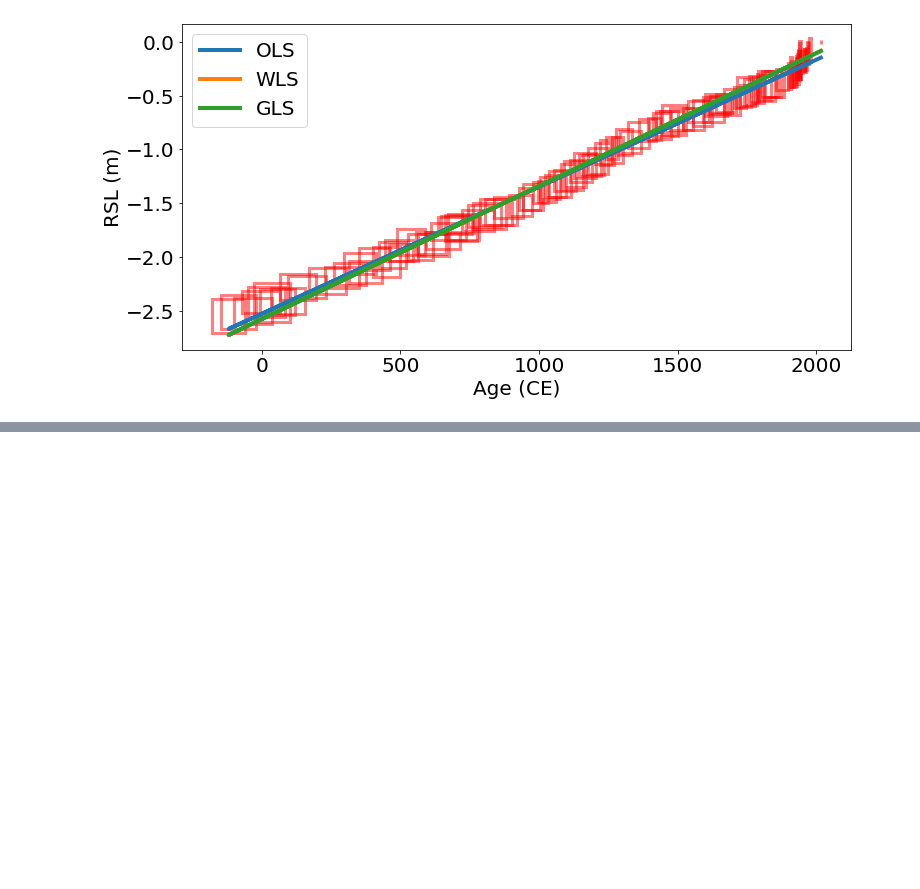
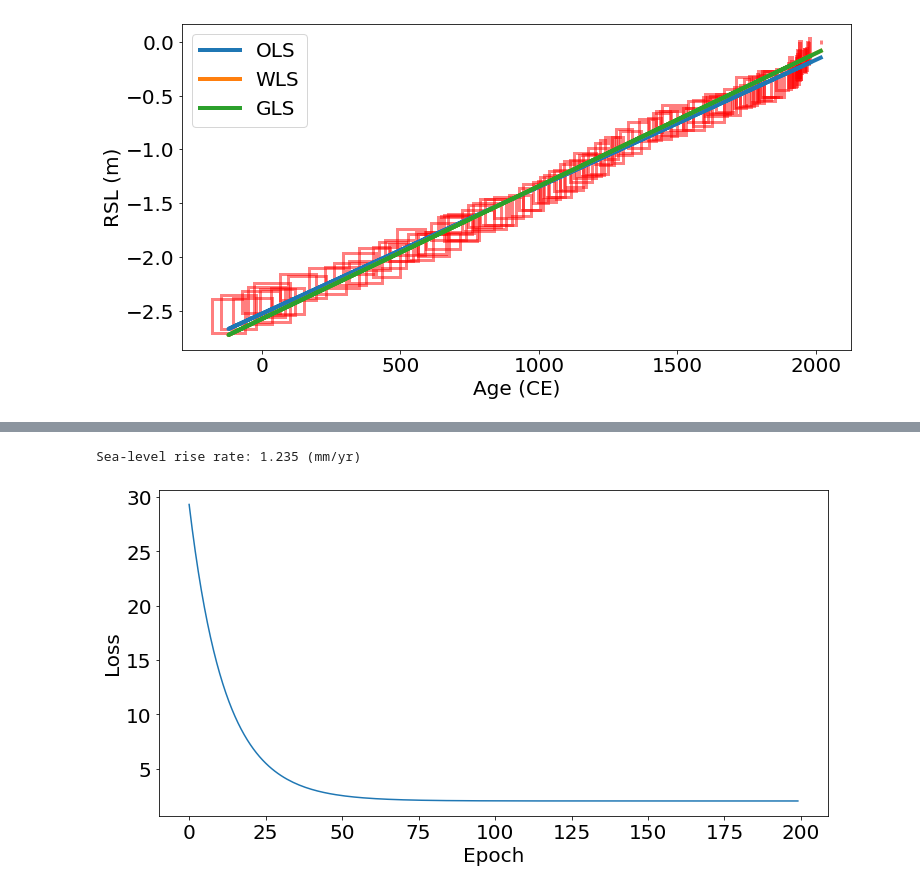
Before and after one commit to radical-collaboration/PaleoSTeHM, a Jupyter notebook: Tutorials/1. Introduction/3. Analysis Choice.ipynb, the cells around one changed output, grey strips where cells are left out. Saved outputs shown, nothing was run; the diff lists cells and outputs as text; code cells hidden in the pictures; blank space fills up the shorter version.

```diff
--- a/Tutorials/1. Introduction/3. Analysis Choice.ipynb
+++ b/Tutorials/1. Introduction/3. Analysis Choice.ipynb
@@ -119,0 +144,52 @@ For deterministic models with largr amount of parameters (millions even billions
+# %%
+import torch
+import torch.nn as nn
+
+# Define the linear regression model
+class LinearRegression(nn.Module):
+    def __init__(self, input_dim, output_dim):
+        super(LinearRegression, self).__init__()
+        self.linear = nn.Linear(input_dim, output_dim)
+
+    def forward(self, x):
+        return self.linear(x)
+
+# Instantiate the model
+input_dim = 1  # Number of input features (independent variables)
+output_dim = 1  # Number of output features (dependent variable)
+model = LinearRegression(input_dim, output_dim)
+
+# Define loss function and optimizer
+optimizer = torch.optim.SGD(model.parameters(), lr=1e-4)  # Stochastic Gradient Descent optimizer
+#normalize the data and the uncertainty
+X_norm = (NNC_X.float() - NNC_X.float().mean()) / NNC_X.float().std()
+y_norm = (NNC_y.float() - NNC_y.float().mean()) / NNC_y.float().std()
+y_sigma_norm = (NNC_y_sigma.float() ) / NNC_y.float().std()
+losses = []
+# Training loop
+num_epochs = 200
+for epoch in range(num_epochs):
+    # Forward pass
+    y_pred = model(X_norm[:,None])
+
+    # Compute loss function
+    loss =(((y_pred-y_norm[:,None])/y_sigma_norm[:,None])**2).sum()/len(y_norm)
+
+    # Backward pass and optimization
+    optimizer.zero_grad()  # Clear gradients
+    loss.backward()  # Backpropagation
+    optimizer.step()  # Update weights
+    losses.append(loss.item())
+#calculate the sea-level rise rate
+w = model.linear.weight.item()
+b = model.linear.bias.item()
+y_pred = w * X_norm + b
+test_y = (y_pred *NNC_y.float().std() +NNC_y.mean()).detach().numpy()
+output_rate = (test_y[2]-test_y[1])/(NNC_X[2]-NNC_X[1])*1000
+plt.plot(losses)
+plt.xlabel('Epoch')
+plt.ylabel('Loss')
+print('Sea-level rise rate: {:3.3f} (mm/yr)'.format(output_rate))
+# %% [output]
+Sea-level rise rate: 1.235 (mm/yr)
+[figure, added]
```
Also changed, not shown: parts of 7 cells of this notebook, 3 other files.
